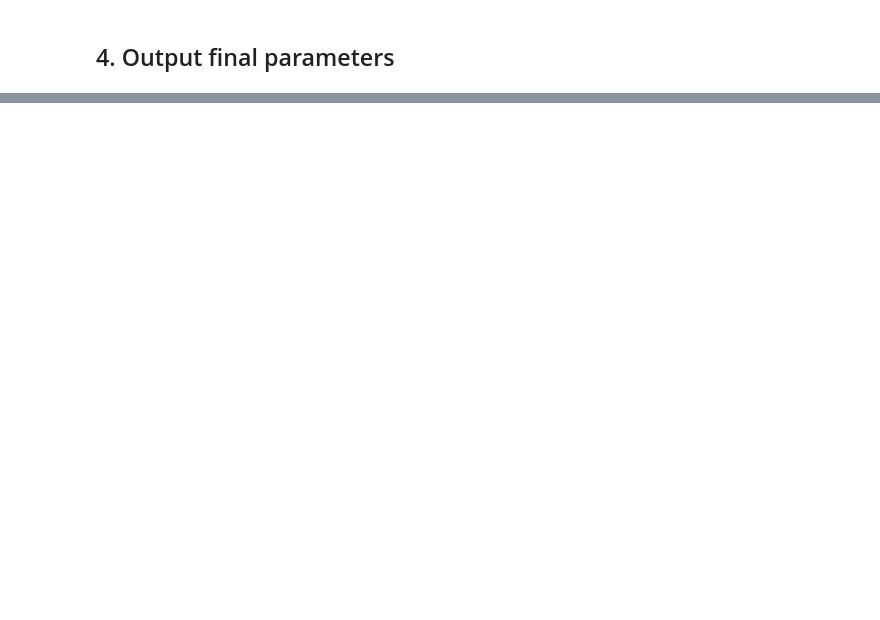
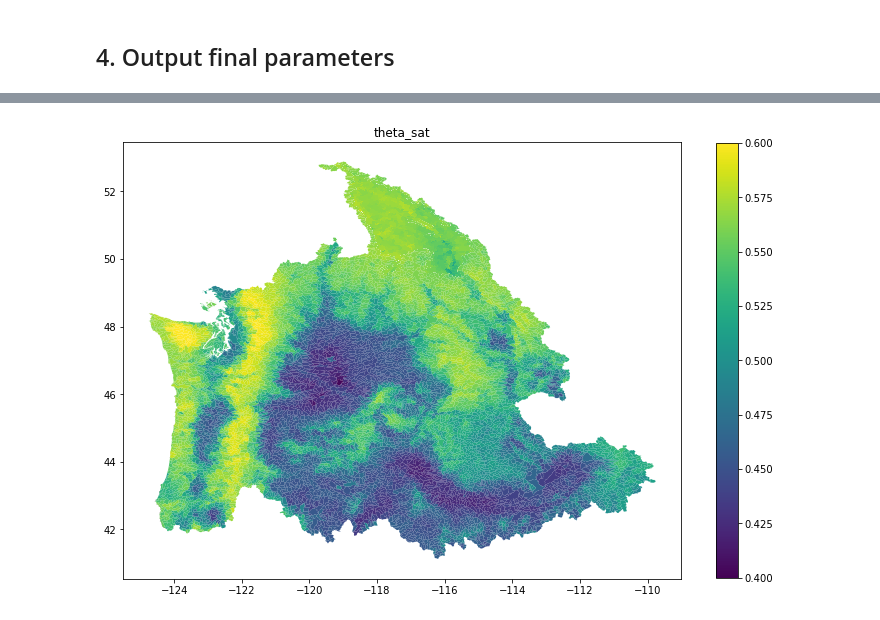
Before and after one commit to NCAR/mpr-python, a Jupyter notebook: notebook/main_mpr.ipynb, the cells around one changed output, grey strips where cells are left out. Drawn from its saved outputs; the diff is of its cells as text; code cells hidden in the pictures; blank space fills up the shorter version.

Commit message:
added plots in notebook

```diff
--- a/notebook/main_mpr.ipynb
+++ b/notebook/main_mpr.ipynb
@@ -110,0 +147,9 @@ write_param(param_model)
+# %%
+import geopandas as gpd
+hru_shapefile = '/glade/p/ral/hap/mizukami/pnw-extrems/geospatial_data/PNW_HUC12_ext_v5_merit.trim2.gpkg'
+df_hru = gpd.read_file(hru_shapefile)
+
+# clean attributes
+df_hru.drop(columns=['SourceData','SourceOrig','LoadDate','NonContr_1','HUMod','NonContrib','HUType','HUC12','pfaf150', 'AREA_GEO','PERIM_GEO','pfaf_merit'], inplace=True)
+df_hru = df_hru.rename(columns={'HUCIDXint':'hruId'})
+df_hru = df_hru.set_index('hruId')
@@ -110,0 +158,10 @@ write_param(param_model)
+# %%
+ds = xr.open_dataset('./test.nc')
+ds = ds.assign_coords({'hru':ds['hruId']})
+# %%
+# merge xr dataset and shapefile
+par_name = 'theta_sat'
+lyr = 0
+df = ds[par_name].to_dataframe().unstack(level=0)
+df = df.droplevel(0, axis=1)
+df_plot = df_hru.merge(df,left_index=True, right_index=True)
@@ -110,0 +172,9 @@ write_param(param_model)
+# %%
+# model space
+fig, ax = plt.subplots(1, figsize=(12.5, 10))
+df_plot.plot(ax=ax, column=lyr, vmin=0.4, vmax=0.6, legend=True, legend_kwds={'shrink': 0.8});
+ax.set_title(par_name);
+
+#plt.savefig("mizuRoute_GF_output.png", dpi=200)
+# %% [output]
+[figure, added]
```
Also changed, not shown: parts of 37 cells of this notebook.
